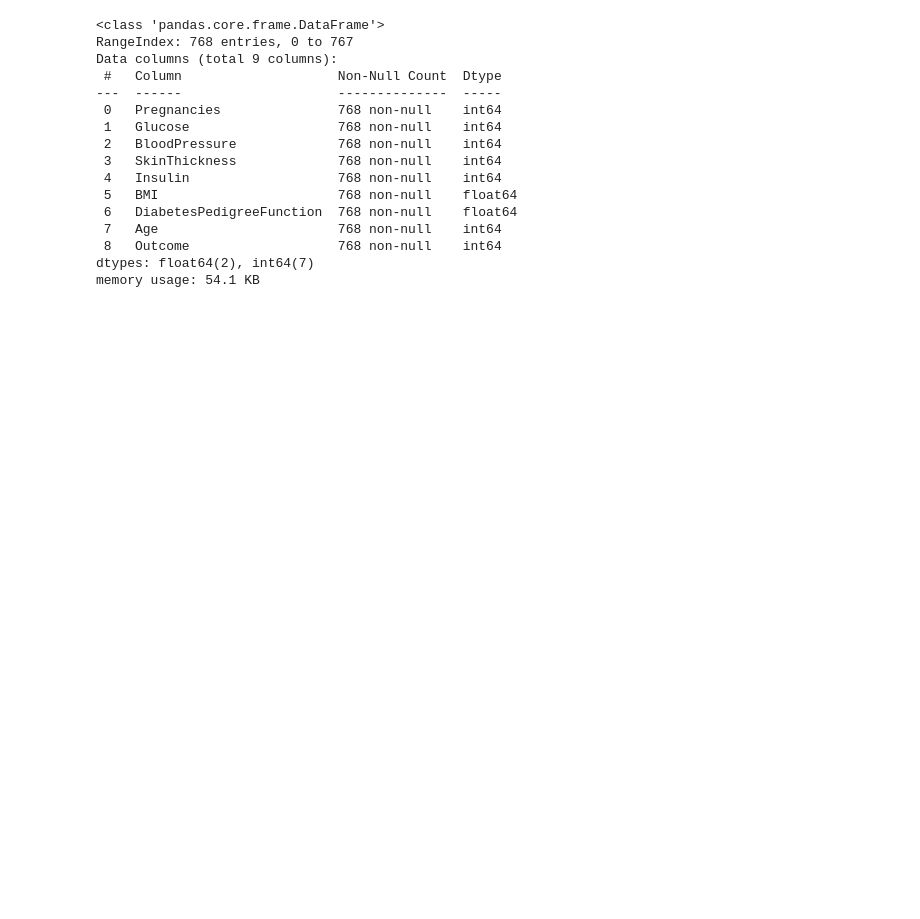
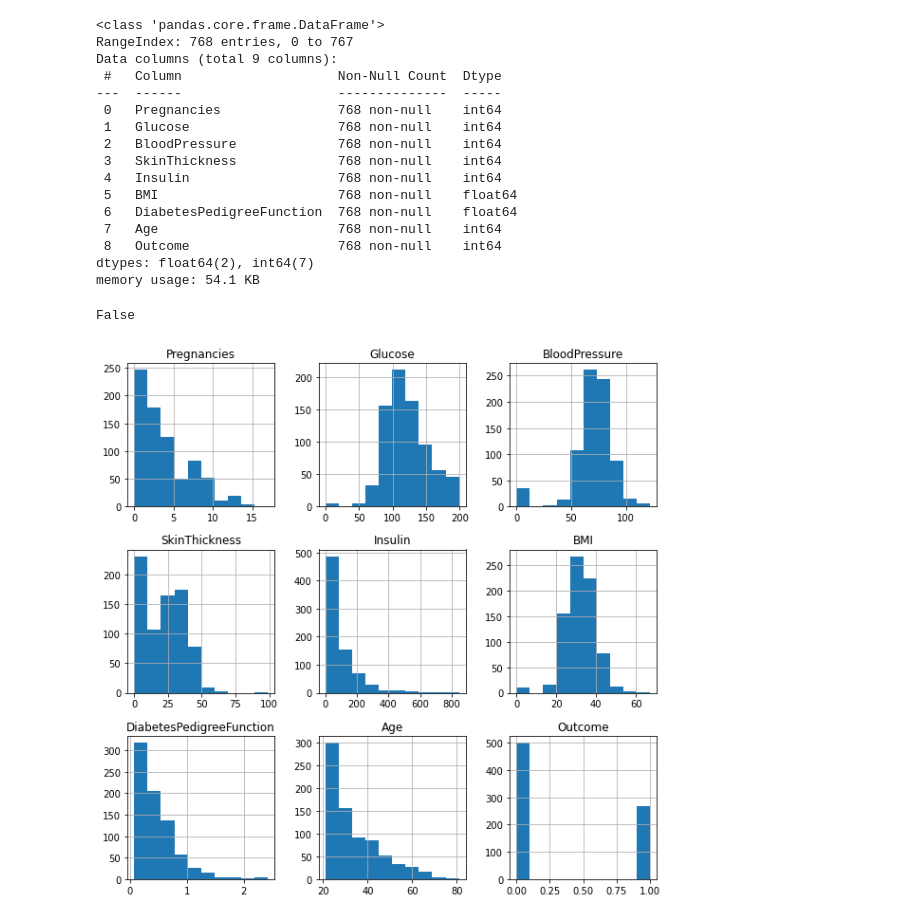
Before and after one commit to DevsenDatha/Diabetes-Prediction-Using-ML, a Jupyter notebook: Diabetes Prediction.ipynb, the cells around one changed output. Saved outputs shown, nothing was run; the diff lists cells and outputs as text; code cells hidden in the pictures; blank space fills up the shorter version.

```diff
--- a/Diabetes Prediction.ipynb
+++ b/Diabetes Prediction.ipynb
@@ -49,3 +49,15 @@ Data columns (total 9 columns):
  8   Outcome                   768 non-null    int64
 dtypes: float64(2), int64(7)
 memory usage: 54.1 KB
+# %%
+#any null values
+#not neccessary in above information we can see
+df.isnull().values.any()
+# %% [output]
+False
+# %%
+#histogram
+df.hist(bins=10,figsize=(10,10))
+plt.show()
+# %% [output]
+[figure, added]
```
Also changed, not shown: parts of 8 cells of this notebook.
